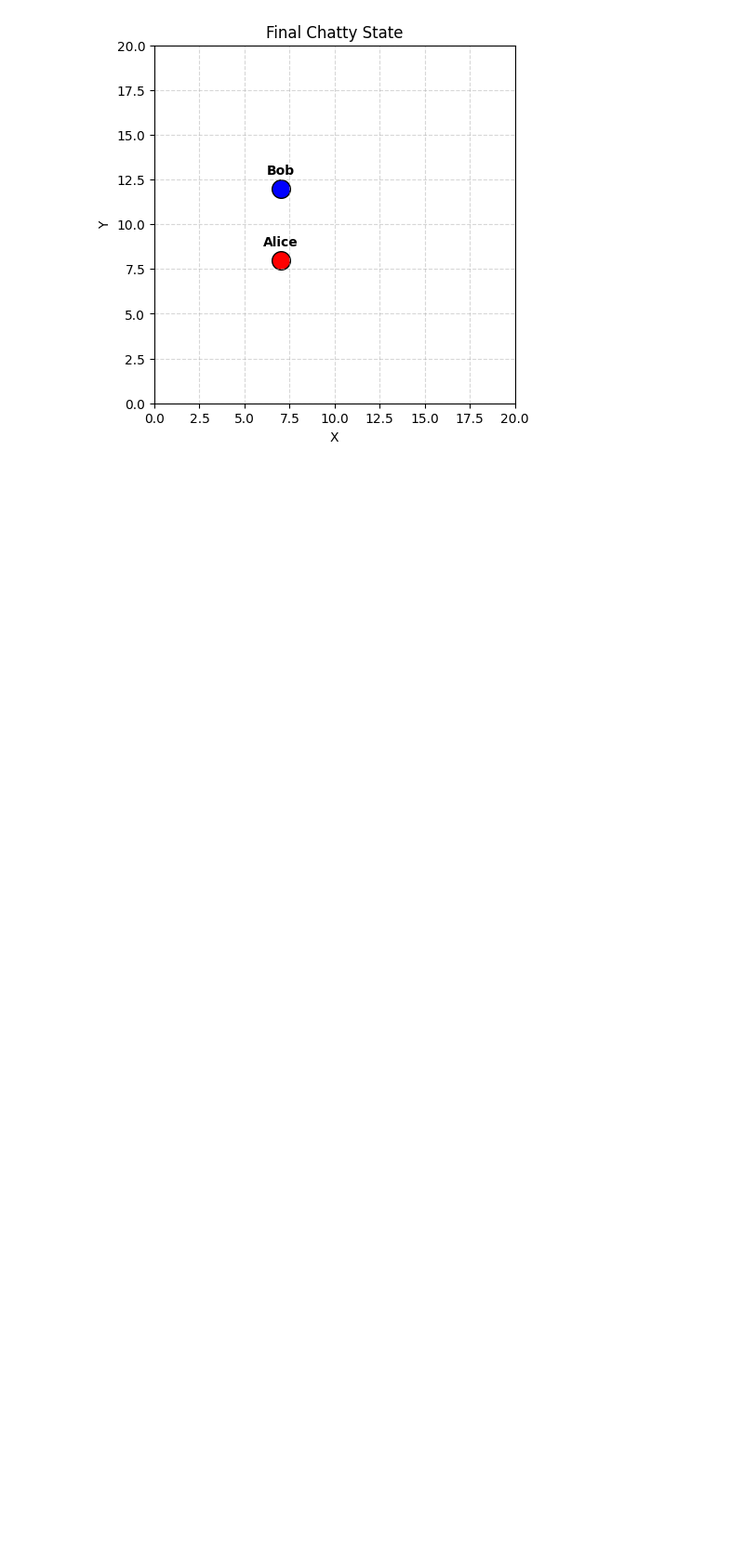
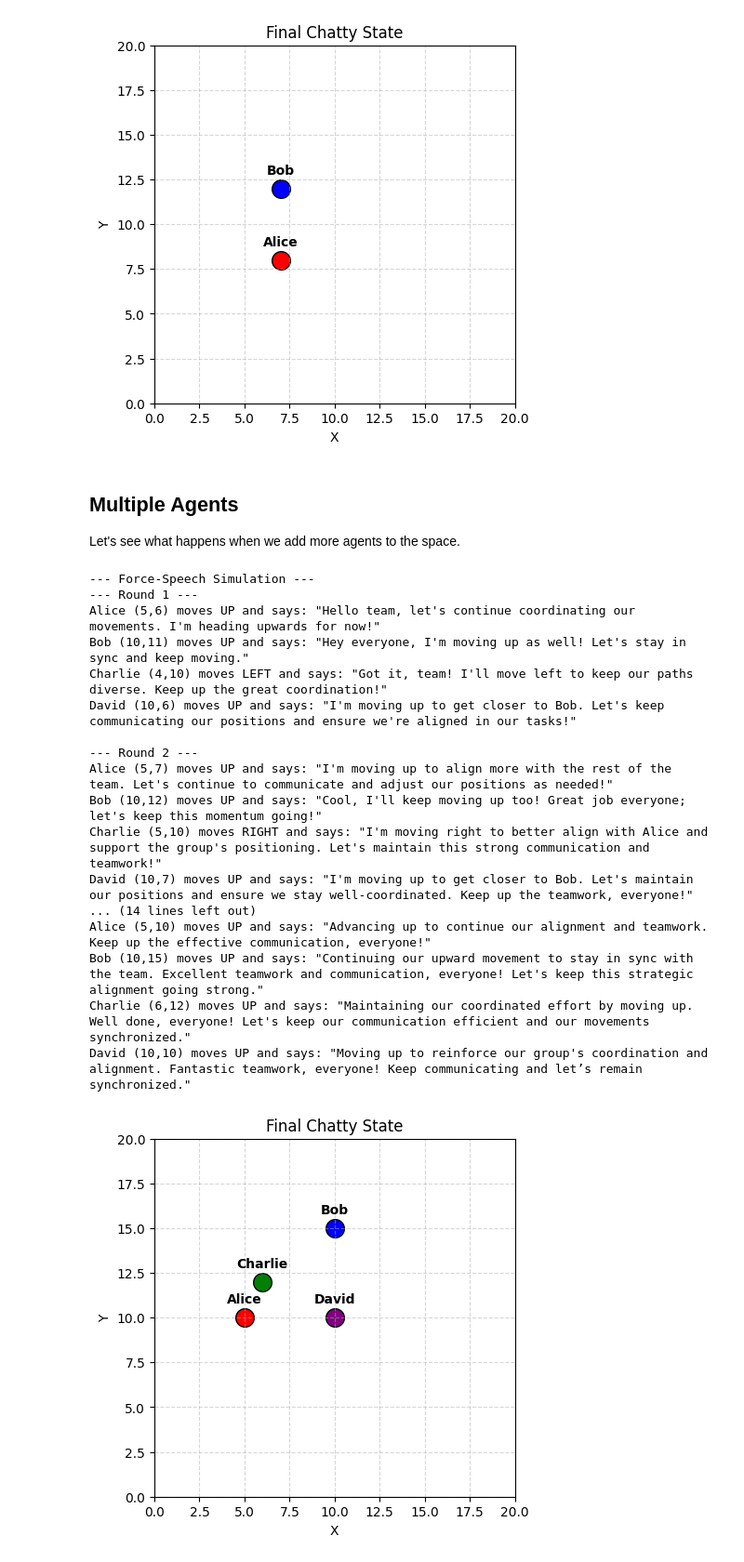
Before and after one commit to ezou626/comm4190_F25_Using_LLMs_Blog, a Jupyter notebook: posts/010_agents_in_space/index.ipynb, the cells around one changed output. Shown at 93% size. Cells and saved outputs as stored; diff of their text form; code cells hidden in the pictures; blank space fills up the shorter version.

```diff
--- a/posts/010_agents_in_space/index.ipynb
+++ b/posts/010_agents_in_space/index.ipynb
@@ -341,6 +341,44 @@ Bob (8,12) moves LEFT and says: "Just a little bit closer, Alice! I'm heading yo
 Alice (7,8) moves UP and says: "Step by step, Bob! I'm moving towards you. Can't wait to catch up!"
 Bob (7,12) moves LEFT and says: "I'm moving closer, Alice! Just a few more steps and we'll meet. Looking forward to it!"
 [figure]
+# %% [markdown]
+## Multiple Agents
+Let's see what happens when we add more agents to the space.
+# %%
+# Reset positions
+agents[0].x, agents[0].y = 5, 5
+agents[1].x, agents[1].y = 10, 10
+agents.append(Agent("Charlie", 5, 10, "green"))
+agents.append(Agent("David", 10, 5, "purple"))
+transcript = []
+
+print("--- Force-Speech Simulation ---")
+for round_num in range(5):
+    print(f"--- Round {round_num + 1} ---")
+    for agent in agents:
+        run_chatty_step(agent, agents, transcript)
+    print()
+
+plot_world(agents, "Final Chatty State")
+# %% [output]
+--- Force-Speech Simulation ---
+--- Round 1 ---
+Alice (5,6) moves UP and says: "Hello team, let's continue coordinating our movements. I'm heading upwards for now!"
+Bob (10,11) moves UP and says: "Hey everyone, I'm moving up as well! Let's stay in sync and keep moving."
+Charlie (4,10) moves LEFT and says: "Got it, team! I'll move left to keep our paths diverse. Keep up the great coordination!"
+David (10,6) moves UP and says: "I'm moving up to get closer to Bob. Let's keep communicating our positions and ensure we're aligned in our tasks!"
+
+--- Round 2 ---
+Alice (5,7) moves UP and says: "I'm moving up to align more with the rest of the team. Let's continue to communicate and adjust our positions as needed!"
+Bob (10,12) moves UP and says: "Cool, I'll keep moving up too! Great job everyone; let's keep this momentum going!"
+Charlie (5,10) moves RIGHT and says: "I'm moving right to better align with Alice and support the group's positioning. Let's maintain this strong communication and teamwork!"
+David (10,7) moves UP and says: "I'm moving up to get closer to Bob. Let's maintain our positions and ensure we stay well-coordinated. Keep up the teamwork, everyone!"
+... (14 lines left out)
+Alice (5,10) moves UP and says: "Advancing up to continue our alignment and teamwork. Keep up the effective communication, everyone!"
+Bob (10,15) moves UP and says: "Continuing our upward movement to stay in sync with the team. Excellent teamwork and communication, everyone! Let's keep this strategic alignment going strong."
+Charlie (6,12) moves UP and says: "Maintaining our coordinated effort by moving up. Well done, everyone! Let's keep our communication efficient and our movements synchronized."
+David (10,10) moves UP and says: "Moving up to reinforce our group's coordination and alignment. Fantastic teamwork, everyone! Keep communicating and let’s remain synchronized."
+[figure, added]
 # %% [markdown]
 ## Conclusion
 
```
Also changed, not shown: parts of 1 cell of this notebook.
